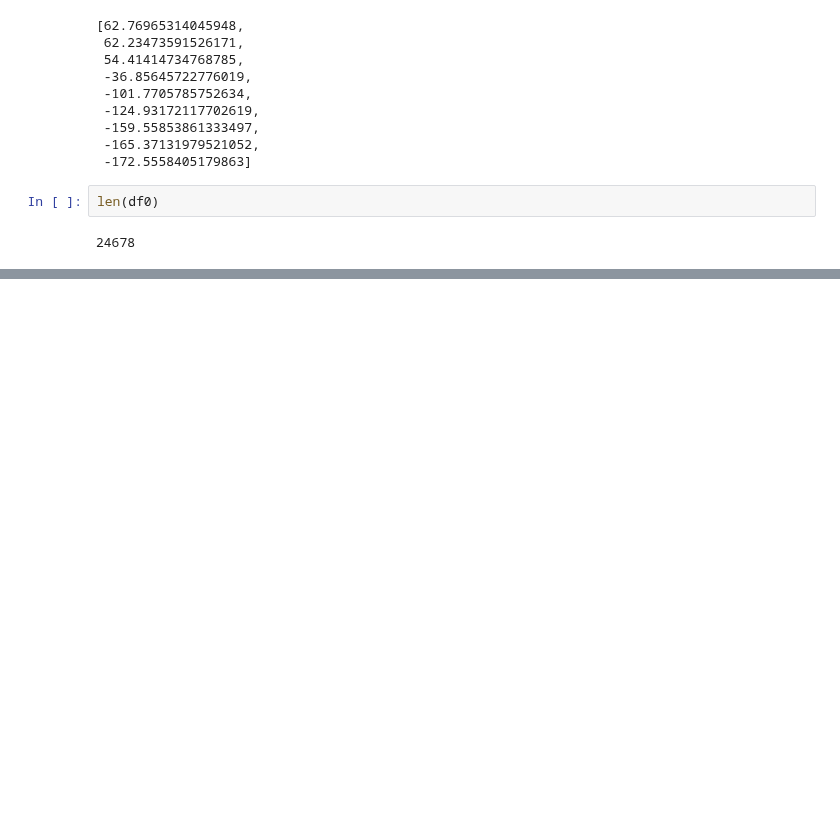
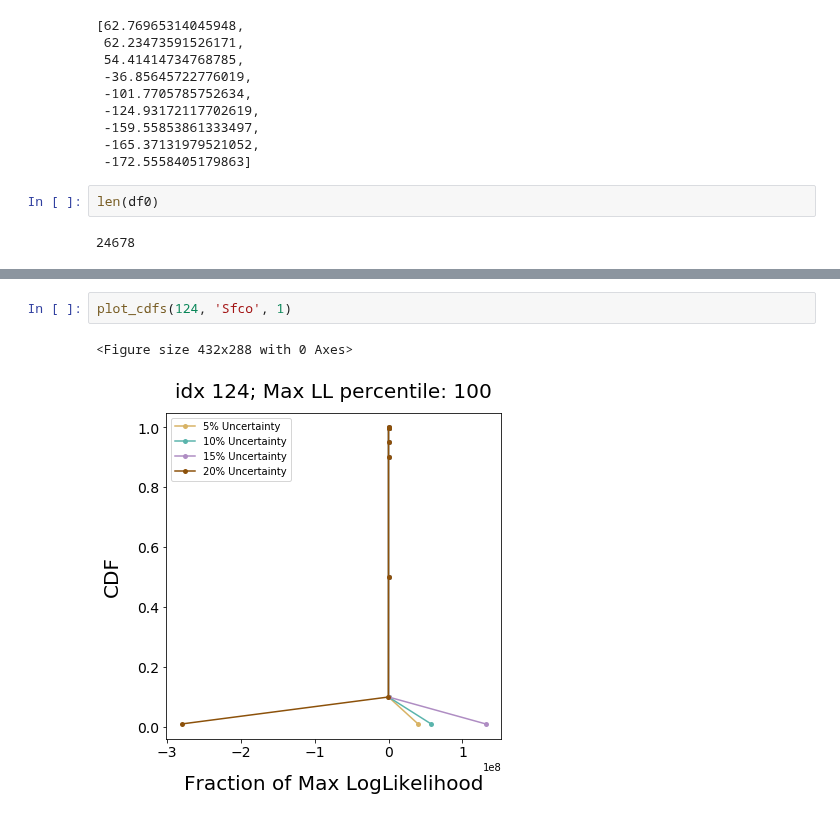
Before and after one commit to opotowsky/like-me-fuel, a Jupyter notebook: jupyter_notebooks/htc_mll_results.ipynb, the cells around one changed output, grey strips where cells are left out. Saved outputs shown, nothing was run; the diff lists cells and outputs as text; blank space fills up the shorter version.

```diff
--- a/jupyter_notebooks/htc_mll_results.ipynb
+++ b/jupyter_notebooks/htc_mll_results.ipynb
@@ -183,0 +191,5 @@ plot_cdfs(3428, 'Tamu', 0.97)
+# %%
+plot_cdfs(124, 'Sfco', 1)
+# %% [output]
+<Figure size 432x288 with 0 Axes>
+[figure, added]
```
Also changed, not shown: parts of 10 cells of this notebook, 1 other file.
